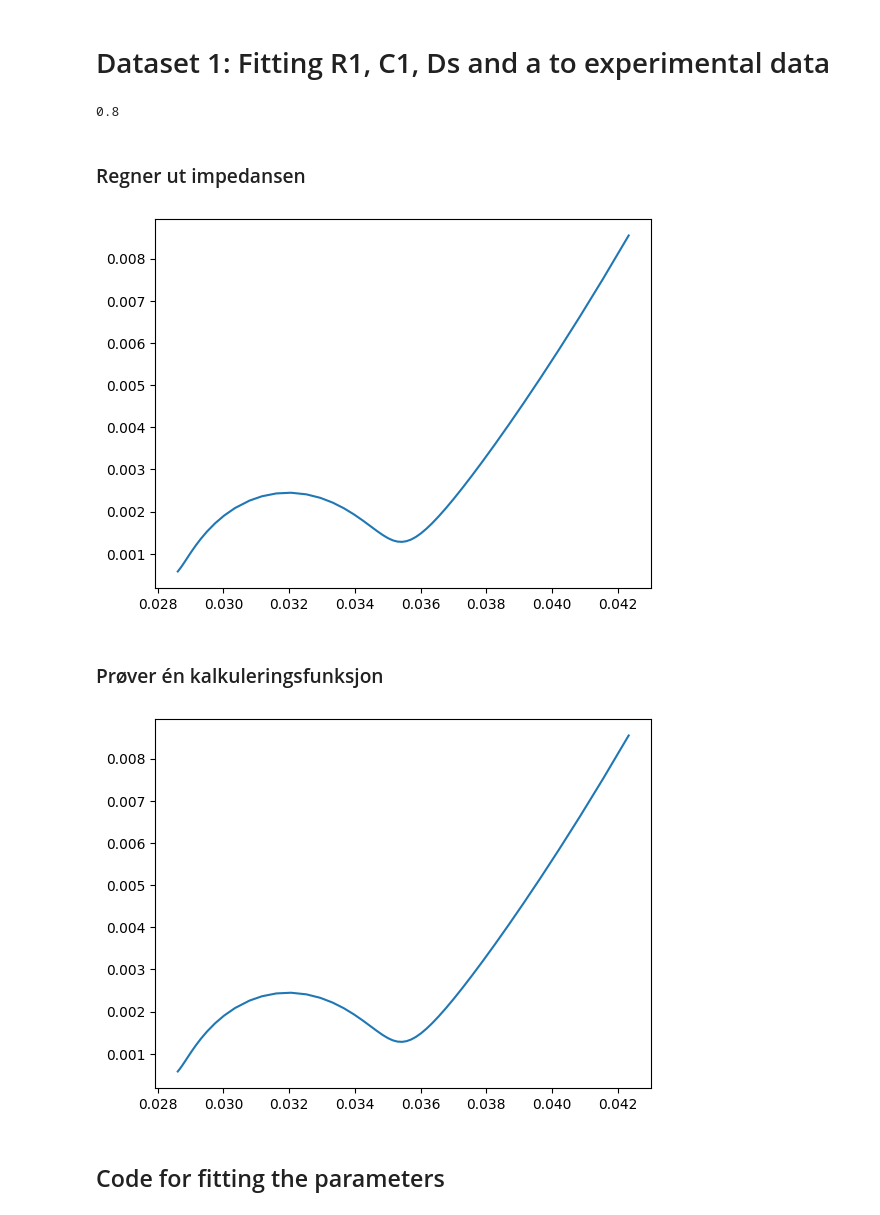
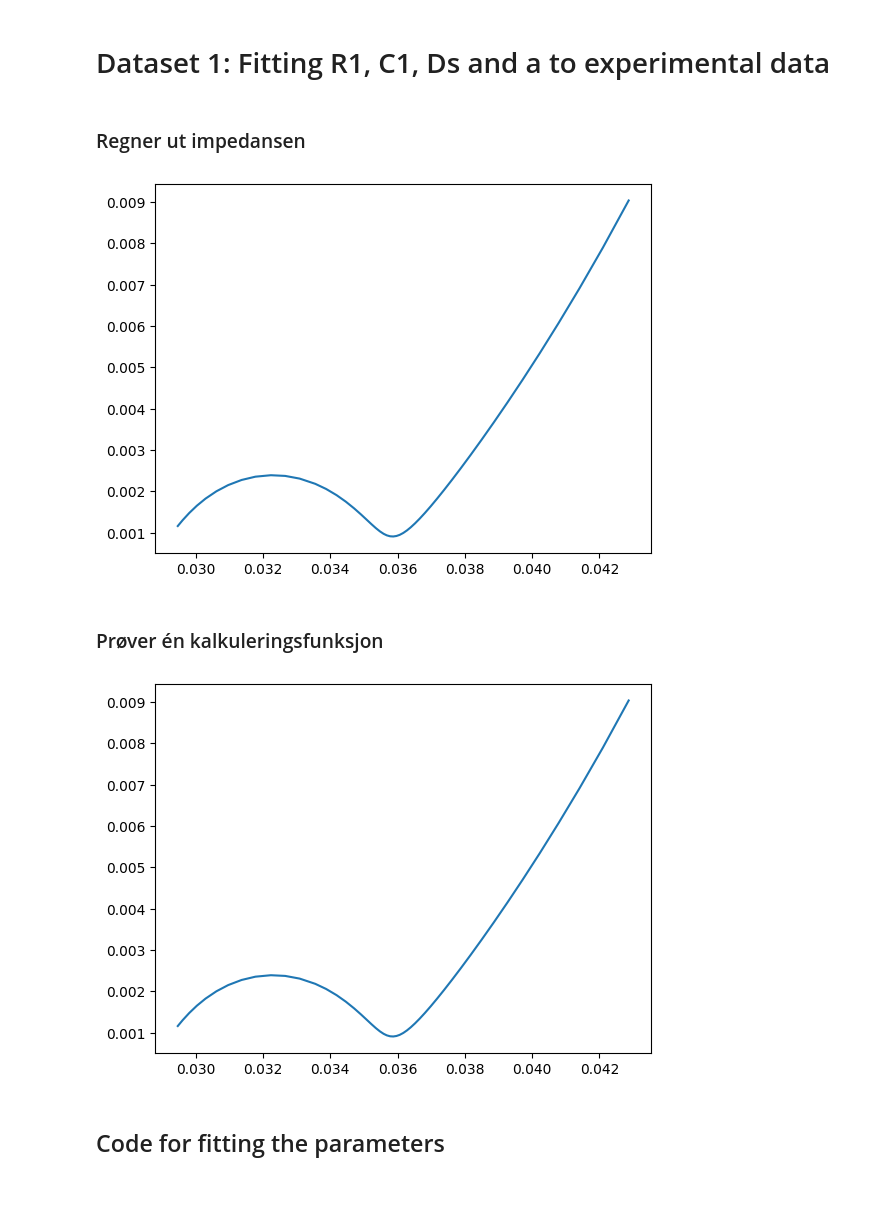
Before and after one commit to samaard2001/EIS-code, a Jupyter notebook: Code/EIS_ECM.ipynb, the cells around one changed output. Drawn from its saved outputs; the diff is of its cells as text; code cells hidden in the pictures.

```diff
--- a/Code/EIS_ECM.ipynb
+++ b/Code/EIS_ECM.ipynb
@@ -585,13 +585,16 @@ a_fitting = {
 
 
 a_fitting = {
-    "Rel": 0.002, # motstand elektrolytt, [ohm.m^2]
-    "R1": 0.025,  # motstand, [ohm.m^2]
-    "Q1": 0.75,  # kapasitans
-    "alpha": 0.8,
-    "Ds": 2.1e-15,     # diffusjonskoeffisient [m^2.s^-1]
-    "alpha2": 0.93, #ikke-ideell diffusjon
-    "a": 618947,  # overflateareal porer/volum electrode [m^-1]
+    "Rel": 0.00202, # motstand elektrolytt, [ohm.m^2]
+    "R1": 0.01,  # motstand, [ohm.m^2]
+    "R2": 0.008,
+    "Q1": 0.9,  # kapasitans
+    "Q2": 0.9,
+    "alpha_q1": 0.75,
+    "alpha_q2": 0.8,
+    "Ds": 4.1e-15,     # diffusjonskoeffisient [m^2.s^-1]
+    "alpha": 0.93, #ikke-ideell diffusjon
+    "a": 428947,  # overflateareal porer/volum electrode [m^-1]
     }
 
 
@@ -602,10 +605,6 @@ epsilon_a = e_a # volume fraction anode
 K_a = (params['Electrolyte conductivity [S.m-1]'](c_e, T)*epsilon_a)/params['Negative electrode Bruggeman coefficient (electrolyte)']
 
 i = 1
-
-print(a_fitting['alpha'])
-# %% [output]
-0.8
 # %% [markdown]
 ### Regner ut impedansen
 # %%
@@ -613,41 +612,41 @@ def R_part(Ds):
     R_part = _dU_dc_a*(Rs_a/(F*Ds))
     return R_part
 
-def Y_s(omega, Ds, alpha2):
-    omega_s = (omega*Rs_a**2)/Ds**alpha2
+def Y_s(omega, Ds, alpha):
+    omega_s = (omega*Rs_a**2)/Ds**alpha
     Y_s = (np.sqrt(1j*omega_s) - np.tanh(np.sqrt(1j*omega_s)))/np.tanh(np.sqrt(1j*omega_s))
     return Y_s
 
-def Y_particle(omega, R1, Q1, alpha, R_part, Y_s):
-    Y = 1/((R1 + R_part/Y_s)/(1 + (1j*omega)**alpha*Q1*(R1 + R_part/Y_s)))
+def Y_particle(omega, R1, R2, Q1, Q2, alpha_q1, alpha_q2, R_part, Y_s):
+    Y = 1/((R1 + R_part/Y_s)/(1 + (1j*omega)**alpha_q1*Q1*(R1 + R_part/Y_s)) + R2/(1 + (1j*omega)**alpha_q2*Q2*R2))
     return Y
 
 def v(a, Y):
     v = L_a/ (((K_a*sigma_a)/(K_a + sigma_a))**0.5*((a*Y))**(-0.5))
     return v
 
 # Function to calculate Z
 def calculate_Z(comp, frequencies):
     # Update param dictionary from the flat parameter list (comp), where comp is updated values
     param = list_to_dict(a_fitting, comp)
     ang_freq = 2 * np.pi * frequencies
 
     Rp = R_part(param['Ds'])
-    Ys = Y_s(ang_freq, param['Ds'], param['alpha2'])
-    Y = Y_particle(ang_freq, param['R1'], param['Q1'], param['alpha'], Rp, Ys)
+    Ys = Y_s(ang_freq, param['Ds'], param['alpha'])
+    Y = Y_particle(ang_freq, param['R1'], param['R2'], param['Q1'], param['Q2'], param['alpha_q1'], param['alpha_q2'], Rp, Ys)
     v_calc = v(param['a'], Y)
 
     # The total impedance:
     Z = param['Rel'] + (L_a/(K_a+sigma_a))*(1 + (2 + (sigma_a/K_a + K_a/sigma_a)*np.cosh(v_calc))/(v_calc*np.sinh(v_calc)))
 
     return Z/area_electrode
 
 frequencies = np.array(get_exp_data(1, "")[1])
 Z_init = calculate_Z(dict_to_list(a_fitting), frequencies)
 plt.plot(Z_init.real, -Z_init.imag)
 plt.show()
 # %% [output]
-[figure, old version]
+[figure, new version]
 # %% [markdown]
 ### Prøver én kalkuleringsfunksjon
 # %%
@@ -657,9 +656,9 @@ def calc_Zen(comp_a, frequencies):
     ang_freq = 2 * np.pi * frequencies
 
     Rp_a = _dU_dc_a*(Rs_a/(F*param_a['Ds']))
-    omegas_a = (ang_freq*Rs_a**2)/param_a['Ds']**param_a['alpha2']
+    omegas_a = (ang_freq*Rs_a**2)/param_a['Ds']**param_a['alpha']
     Ys_a = (np.sqrt(1j*omegas_a) - np.tanh(np.sqrt(1j*omegas_a)))/np.tanh(np.sqrt(1j*omegas_a))
-    Y_a = 1/((param_a['R1'] + Rp_a/Ys_a)/(1 + (1j*ang_freq)**param_a['alpha']*param_a['Q1']*(param_a['R1'] + Rp_a/Ys_a)))
+    Y_a = 1/((param_a['R1'] + Rp_a/Ys_a)/(1 + (1j*ang_freq)**param_a['alpha_q1']*param_a['Q1']*(param_a['R1'] + Rp_a/Ys_a)) + param_a['R2']/(1 + (1j*ang_freq)**param_a['alpha_q2']*param_a['Q2']*param_a['R2']))
     v_calc_a = L_a/(((K_a*sigma_a)/(K_a + sigma_a))**0.5*((param_a['a']*Y_a))**(-0.5))
 
     # The total impedance:
@@ -672,7 +671,7 @@ Z_init = calc_Zen(dict_to_list(a_fitting), frequencies)
 plt.plot(Z_init.real, -Z_init.imag)
 plt.show()
 # %% [output]
-[figure, old version]
+[figure, new version]
 # %% [markdown]
 ## Code for fitting the parameters
 # %% [markdown]
```
Also changed, not shown: parts of 15 cells of this notebook, 1 other file.
